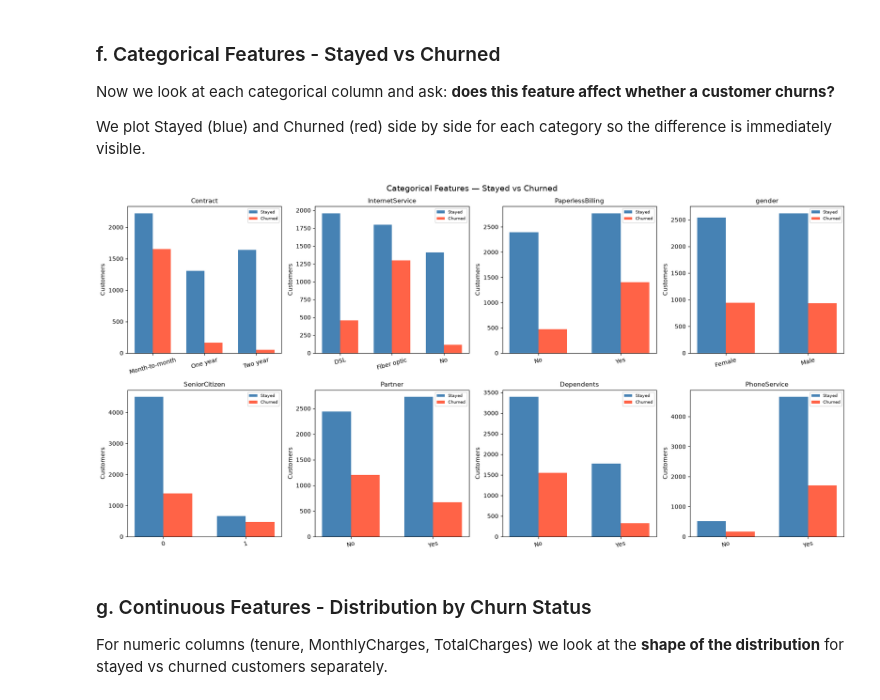
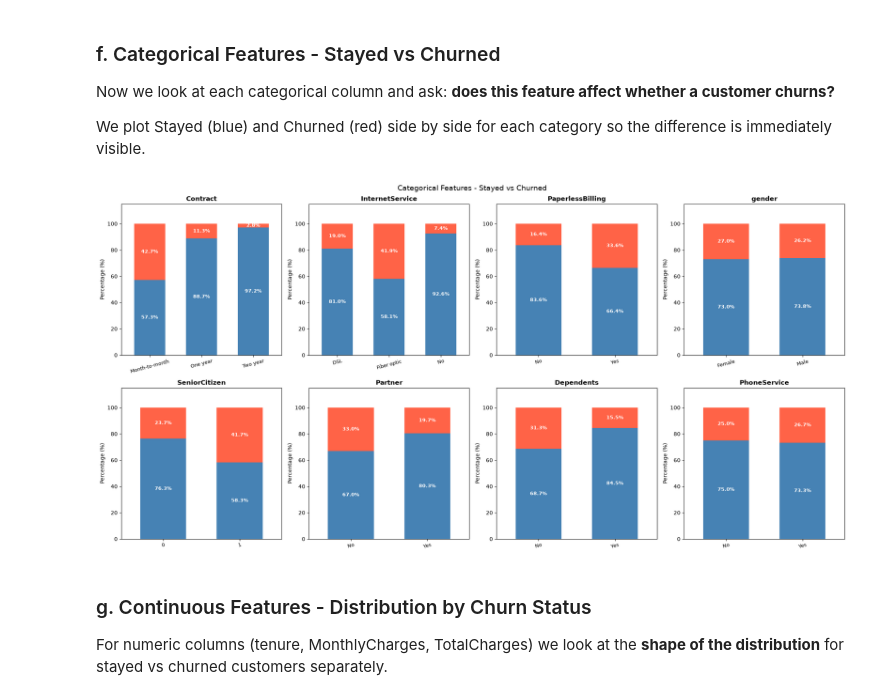
Before and after one commit to RahimiLili/CustomerChurn, a Jupyter notebook: notebooks/mission.ipynb, the cells around one changed output. Drawn from its saved outputs; the diff is of its cells as text; code cells hidden in the pictures.

```diff
--- a/notebooks/mission.ipynb
+++ b/notebooks/mission.ipynb
@@ -216,36 +287,46 @@ Name: Churn, dtype: float64
 Now we look at each categorical column and ask: **does this feature affect whether a customer churns?**
 
 We plot Stayed (blue) and Churned (red) side by side for each category so the difference is immediately visible.
-# %%
-# All categorical features including Contract
-cat_cols = ['Contract', 'InternetService', 'PaperlessBilling',
-            'gender', 'SeniorCitizen', 'Partner',
-            'Dependents', 'PhoneService']
-
-fig, axes = plt.subplots(2, 4, figsize=(18, 9))
-axes = axes.flatten()
-
-for i, col in enumerate(cat_cols):
-    stayed  = Telco[Telco['Churn']==0].groupby(col).size()
-    churned = Telco[Telco['Churn']==1].groupby(col).size()
-    x = range(len(stayed))
-    width = 0.35
-    axes[i].bar([p - width/2 for p in x], stayed.values,  width,
-                label='Stayed',  color='steelblue')
-    axes[i].bar([p + width/2 for p in x], churned.values, width,
-                label='Churned', color='tomato')
-    axes[i].set_title(col, fontsize=11)
-    axes[i].set_xticks(list(x))
-    axes[i].set_xticklabels(stayed.index, rotation=15)
-    axes[i].set_ylabel('Customers')
-    axes[i].legend(fontsize=7)
-
-plt.suptitle('Categorical Features — Stayed vs Churned', fontsize=14)
-plt.tight_layout()
-plt.savefig('../data/categorical_churn.png', bbox_inches='tight')
-plt.show()
-# %% [output]
-[figure, removed]
+# %%
+# All categorical features including Contract
+cat_cols = ['Contract', 'InternetService', 'PaperlessBilling',
+            'gender', 'SeniorCitizen', 'Partner',
+            'Dependents', 'PhoneService']
+fig, axes = plt.subplots(2, 4, figsize=(20, 10))
+axes = axes.flatten()
+for i, col in enumerate(cat_cols):
+    # 1. Compute the frequency matrix between the feature and Churn
+    crosstab = pd.crosstab(Telco[col], Telco['Churn'])
+
+    # 2. Convert frequencies to percentages so each row sums to 100%
+    crosstab_pct = crosstab.div(crosstab.sum(axis=1), axis=0) * 100
+
+    # 3. Plot as a stacked bar chart
+    crosstab_pct.plot(kind='bar', stacked=True, ax=axes[i],
+                      color=['steelblue', 'tomato'], width=0.6, legend=False)
+
+    axes[i].set_title(col, fontsize=12, fontweight='bold')
+    axes[i].set_ylabel('Percentage (%)', fontsize=10)
+    axes[i].set_xlabel('')
+    axes[i].set_ylim(0, 115)  # extra space at top for percentage labels
+    axes[i].tick_params(axis='x', rotation=15, labelsize=9)
+
+    # 4. Add percentage labels centered inside each bar segment
+    for patch in axes[i].patches:
+        width, height = patch.get_width(), patch.get_height()
+        x, y = patch.get_xy()
+        if height > 0:  # skip zero-height segments
+            axes[i].annotate(f'{height:.1f}%',
+                             (x + width/2, y + height/2),
+                             ha='center', va='center',
+                             color='white', fontsize=9, fontweight='bold')
+
+plt.suptitle('Categorical Features - Stayed vs Churned', fontsize=14)
+plt.tight_layout()
+plt.savefig('../data/categorical_churn.png', bbox_inches='tight')
+plt.show()
+# %% [output]
+[figure, added]
 # %% [markdown]
 ### g. Continuous Features - Distribution by Churn Status
 
```
Also changed, not shown: parts of 43 cells of this notebook, 9 other files.
